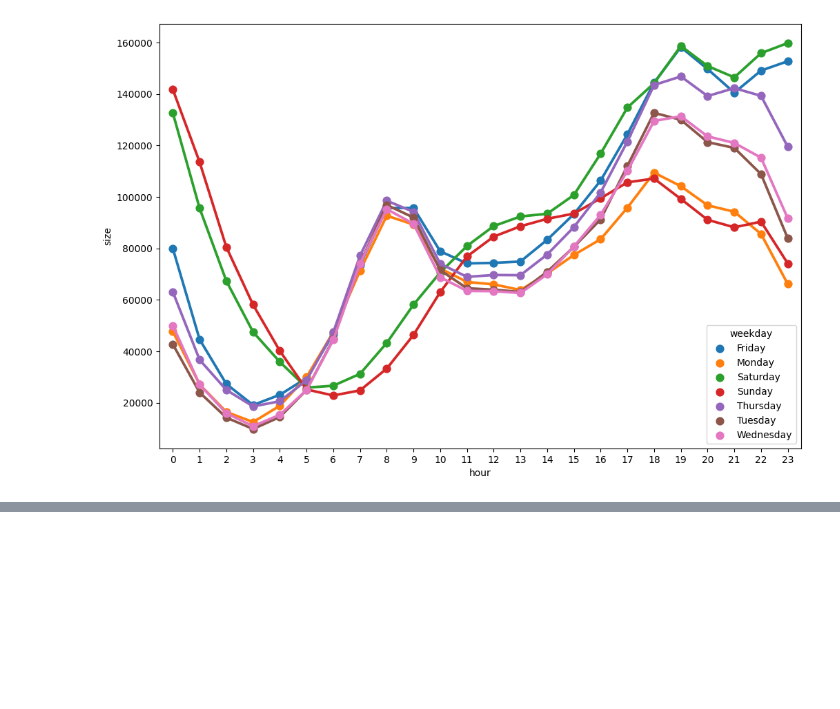
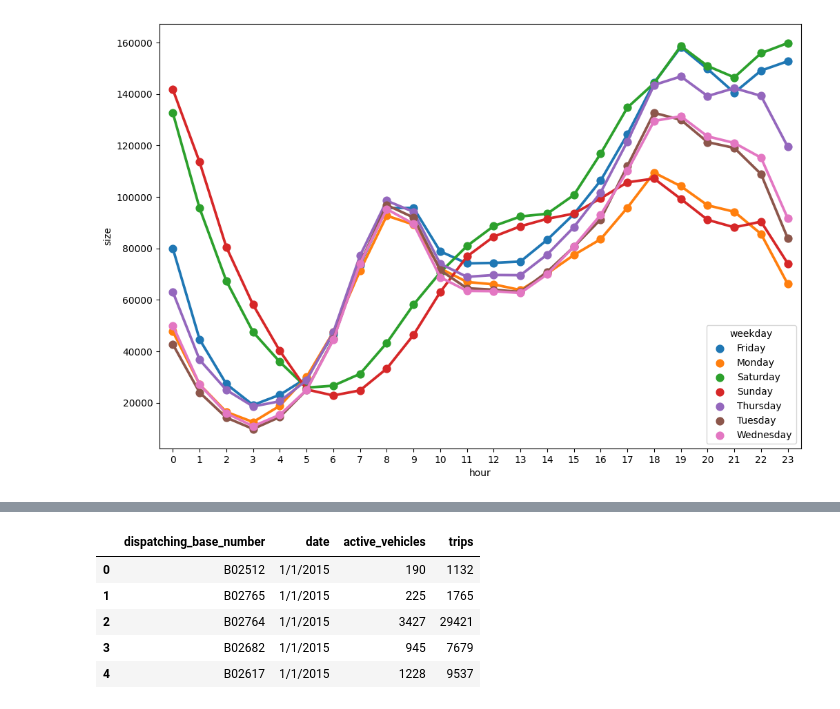
Before and after one commit to Sumetjutha/031_Real_Project_Analysis_Python, a Jupyter notebook: 001_Uber_Analysis.ipynb, the cells around one changed output, grey strips where cells are left out. Cells and saved outputs as stored; diff of their text form; code cells hidden in the pictures; blank space fills up the shorter version.

```diff
--- a/001_prepare_data.ipynb
+++ b/001_Uber_Analysis.ipynb
@@ -370,0 +398,11 @@ sns.pointplot(x='hour', y='size', hue='weekday', data=summary)
+# %%
+uber_foil = pd.read_csv(r'C:\Users\USER\Python_for_Training\Course005_Real_Project_Analysis_Python\data/Uber-Jan-Feb-FOIL.csv')
+# %%
+uber_foil.head()
+# %% [output]
+|  | dispatching_base_number | date | active_vehicles | trips |
+| 0 | B02512 | 1/1/2015 | 190 | 1132 |
+| 1 | B02765 | 1/1/2015 | 225 | 1765 |
+| 2 | B02764 | 1/1/2015 | 3427 | 29421 |
+| 3 | B02682 | 1/1/2015 | 945 | 7679 |
+| 4 | B02617 | 1/1/2015 | 1228 | 9537 |
```
Also changed, not shown: parts of 7 cells of this notebook.
